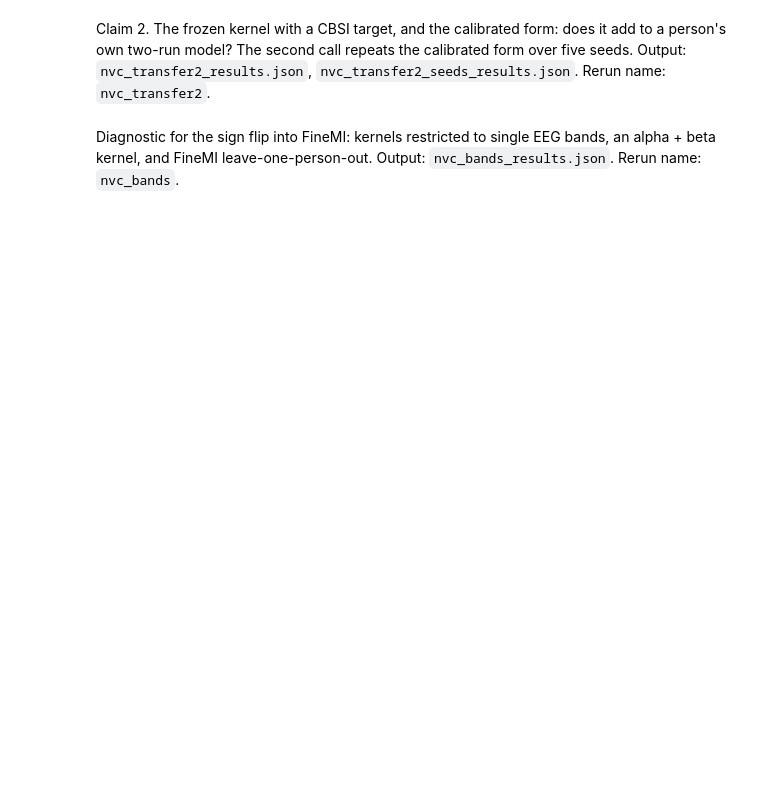
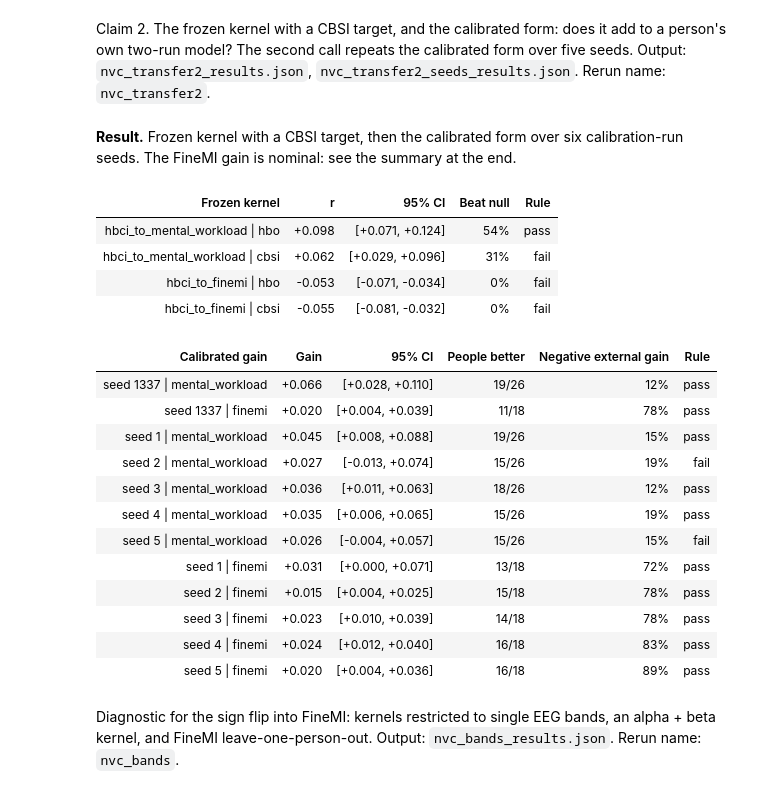
Before and after one commit to muntasirhossain2003/Cross-Modal-Prediction-of-fNIRS-Haemodynamics-From-Infra-Slow-EEG, a Jupyter notebook: merge/NeuroVascNet_Full.ipynb, the cells around one changed output. Drawn from its saved outputs; the diff is of its cells as text; code cells hidden in the pictures; blank space fills up the shorter version.

```diff
--- a/merge/NeuroVascNet_Full.ipynb
+++ b/merge/NeuroVascNet_Full.ipynb
@@ -3623,6 +3919,33 @@ def nvc_transfer2(LIB=False, MODE="all", SHARD=(0, 1), ARGS=()):
 if should("nvc_transfer2"):
     nvc_transfer2()
     run_with_env(nvc_transfer2, CAL_SEEDS="1,2,3,4,5")
+# %% [markdown]
+**Result.** Frozen kernel with a CBSI target, then the calibrated form over six calibration-run seeds. The FineMI gain is nominal: see the summary at the end.
+# %%
+d, sd = J("nvc_transfer2_results.json"), J("nvc_transfer2_seeds_results.json")
+table([[k, f"{d[k]['mean_r']:+.3f}", ci(*d[k]["ci"]), f"{d[k]['frac_beating_null']:.0%}", "pass" if d[k]["pass"] else "fail"] for k in d if k.startswith("hbci_to_")], ["Frozen kernel", "r", "95% CI", "Beat null", "Rule"])
+all_ = {"seed 1337 | " + k.split(" | ")[1]: v for k, v in d.items() if k.startswith("calibrated")}
+all_.update({k.split(" | ")[2] + " | " + k.split(" | ")[1]: v for k, v in sd.items()})
+table([[k, f"{v['diff']:+.3f}", ci(*v["ci"]), f"{v['n_better']}/{v['n']}", f"{v['frac_negative_external_gain']:.0%}", "pass" if v["pass"] else "fail"] for k, v in all_.items()], ["Calibrated gain", "Gain", "95% CI", "People better", "Negative external gain", "Rule"])
+# %% [output]
+| Frozen kernel | r | 95% CI | Beat null | Rule |
+| hbci_to_mental_workload | hbo | +0.098 | [+0.071, +0.124] | 54% | pass |
+| hbci_to_mental_workload | cbsi | +0.062 | [+0.029, +0.096] | 31% | fail |
+| hbci_to_finemi | hbo | -0.053 | [-0.071, -0.034] | 0% | fail |
+| hbci_to_finemi | cbsi | -0.055 | [-0.081, -0.032] | 0% | fail |
+| Calibrated gain | Gain | 95% CI | People better | Negative external gain | Rule |
+| seed 1337 | mental_workload | +0.066 | [+0.028, +0.110] | 19/26 | 12% | pass |
+| seed 1337 | finemi | +0.020 | [+0.004, +0.039] | 11/18 | 78% | pass |
+| seed 1 | mental_workload | +0.045 | [+0.008, +0.088] | 19/26 | 15% | pass |
+| seed 2 | mental_workload | +0.027 | [-0.013, +0.074] | 15/26 | 19% | fail |
+| seed 3 | mental_workload | +0.036 | [+0.011, +0.063] | 18/26 | 12% | pass |
+| seed 4 | mental_workload | +0.035 | [+0.006, +0.065] | 15/26 | 19% | pass |
+| seed 5 | mental_workload | +0.026 | [-0.004, +0.057] | 15/26 | 15% | fail |
+| seed 1 | finemi | +0.031 | [+0.000, +0.071] | 13/18 | 72% | pass |
+| seed 2 | finemi | +0.015 | [+0.004, +0.025] | 15/18 | 78% | pass |
+| seed 3 | finemi | +0.023 | [+0.010, +0.039] | 14/18 | 78% | pass |
+| seed 4 | finemi | +0.024 | [+0.012, +0.040] | 16/18 | 83% | pass |
+| seed 5 | finemi | +0.020 | [+0.004, +0.036] | 16/18 | 89% | pass |
 # %% [markdown]
 Diagnostic for the sign flip into FineMI: kernels restricted to single EEG bands, an alpha + beta kernel, and FineMI leave-one-person-out. Output: `nvc_bands_results.json`. Rerun name: `nvc_bands`.
 # %%
```
Also changed, not shown: parts of 73 cells of this notebook, 1 other file.
